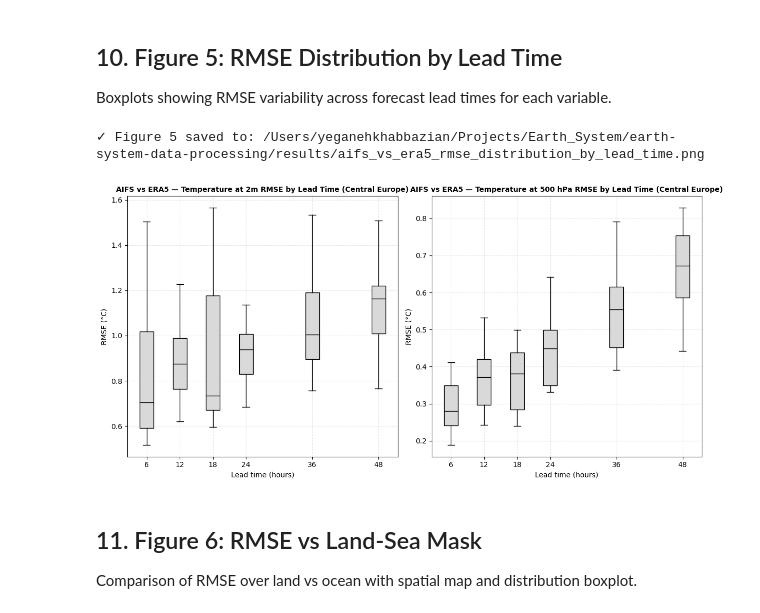
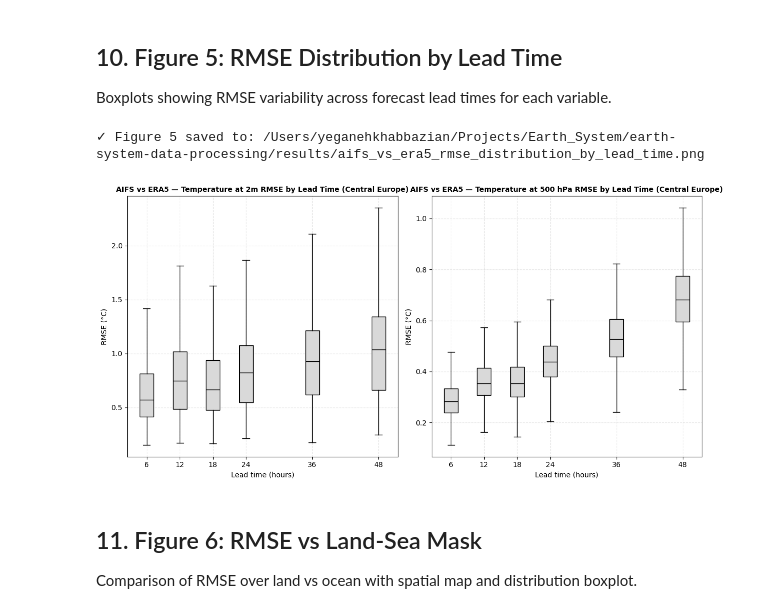
Before and after one commit to YegyKhabby/earth-system-data-processing, a Jupyter notebook: data_access/analyze_rmse_outputs.ipynb, the cells around one changed output. Saved outputs shown, nothing was run; the diff lists cells and outputs as text; code cells hidden in the pictures.

Commit message:
fixing long time plot

```diff
--- a/data_access/analyze_rmse_outputs.ipynb
+++ b/data_access/analyze_rmse_outputs.ipynb
@@ -1482,35 +1482,29 @@ try:
     ax5a = fig5.add_subplot(1, 2, 1)
     ax5b = fig5.add_subplot(1, 2, 2)
 
-    def _rmse_by_step_distribution(var_key):
-        csv_path = RMSE_OUT / f'pairs_manifest_{var_key}.csv'
-        if not csv_path.exists():
+    def _rmse_by_step_distribution_from_cache(var_key):
+        """Load pre-computed RMSE by step from NetCDF (fast, ~100x speedup vs on-demand)."""
+        nc_path = RMSE_OUT / f'rmse_by_step_{var_key}.nc'
+        if not nc_path.exists():
             return {}
-        df = pd.read_csv(csv_path)
-        ok = df[df['status'] == 'ok']
-        if ok.empty:
-            return {}
+
+        ds = xr.open_dataset(nc_path)
+        rmse_grid = ds['rmse']  # Shape: (step, latitude, longitude)
+
+        # Extract RMSE values for each step, flattened to distribution list
         step_map = {}
-        for _, row in ok.iterrows():
-            res = compute_pair_rmse(
-                aifs_path=Path(row['aifs_path']),
-                era5_path=Path(row['era5_path']),
-                valid_dt=pd.to_datetime(row['valid_dt']).to_pydatetime(),
-                variable_key=var_key,
-                index_dir=INDEX_DIR,
-                step_hours=int(row['step']) if 'step' in row and pd.notna(row['step']) else None,
-                bbox=EUROPE_BBOX,
-            )
-            if res['status'] != 'ok':
-                continue
-            step = int(row['step']) if pd.notna(row['step']) else None
-            if step is None:
-                continue
-            step_map.setdefault(step, []).append(float(res['rmse_mean']))
+        for step in rmse_grid.coords['step'].values:
+            rmse_at_step = rmse_grid.sel(step=int(step)).values
+            # Flatten and remove NaNs to get distribution of RMSE values across grid cells
+            valid_rmse = rmse_at_step[~np.isnan(rmse_at_step)]
+            if valid_rmse.size > 0:
+                step_map[int(step)] = valid_rmse.tolist()
+
+        ds.close()
         return step_map
 
     for ax, var_key in [(ax5a, "2t"), (ax5b, "t500")]:
-        step_map = _rmse_by_step_distribution(var_key)
+        step_map = _rmse_by_step_distribution_from_cache(var_key)
         if not step_map:
             ax.text(0.5, 0.5, f'No data for {var_key}', ha='center', va='center')
             ax.axis('off')
@@ -1519,34 +1513,34 @@ try:
         data = [step_map[s] for s in steps]
         ax.boxplot(
             data,
             positions=steps,
             widths=2.5,
             patch_artist=True,
             boxprops=dict(facecolor="#d9d9d9", edgecolor="black"),
             medianprops=dict(color="black"),
             whiskerprops=dict(color="black"),
             capprops=dict(color="black"),
             showfliers=False,
         )
         ax.set_title(
             f"AIFS vs ERA5 — {VAR_LABELS.get(var_key, var_key)} RMSE by Lead Time (Central Europe)",
             fontsize=10, fontweight='bold'
         )
         ax.set_xlabel("Lead time (hours)")
         ax.set_ylabel("RMSE (°C)")
         ax.set_xticks(steps)
         ax.grid(True, linestyle='--', alpha=0.3)
 
     fig5.tight_layout()
     fig5_path = str(RESULTS_DIR / 'aifs_vs_era5_rmse_distribution_by_lead_time.png')
     fig5.savefig(fig5_path, dpi=140, bbox_inches='tight')
     print(f"✓ Figure 5 saved to: {fig5_path}")
     plt.show()
 except Exception as e:
     print(f"✗ Figure 5 failed: {type(e).__name__}: {e}")
 # %% [output]
 ✓ Figure 5 saved to: /Users/yeganehkhabbazian/Projects/Earth_System/earth-system-data-processing/results/aifs_vs_era5_rmse_distribution_by_lead_time.png
-[figure, old version]
+[figure, new version]
 # %% [markdown]
 ## 11. Figure 6: RMSE vs Land-Sea Mask
 
```
Also changed, not shown: 1 other file.
